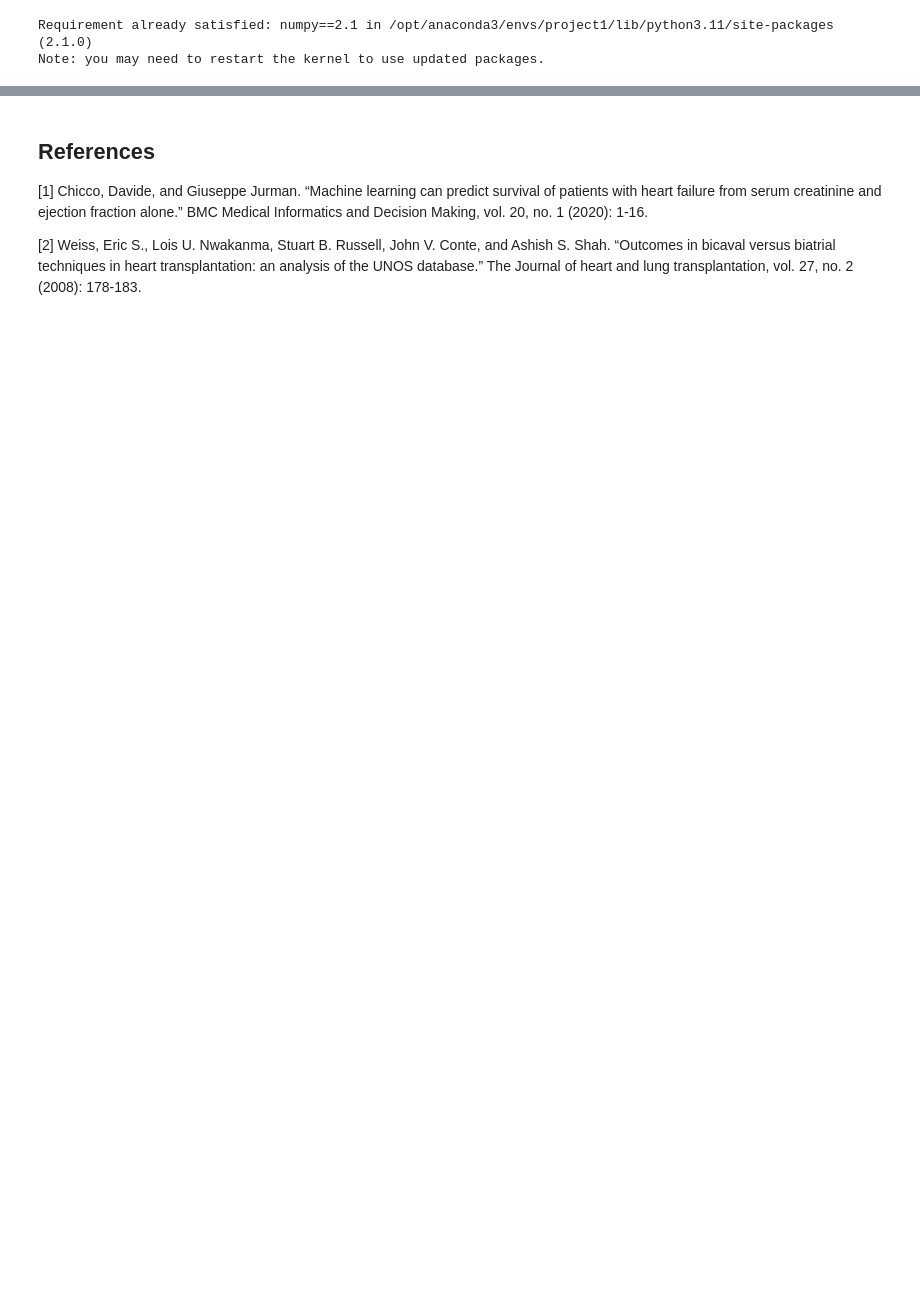
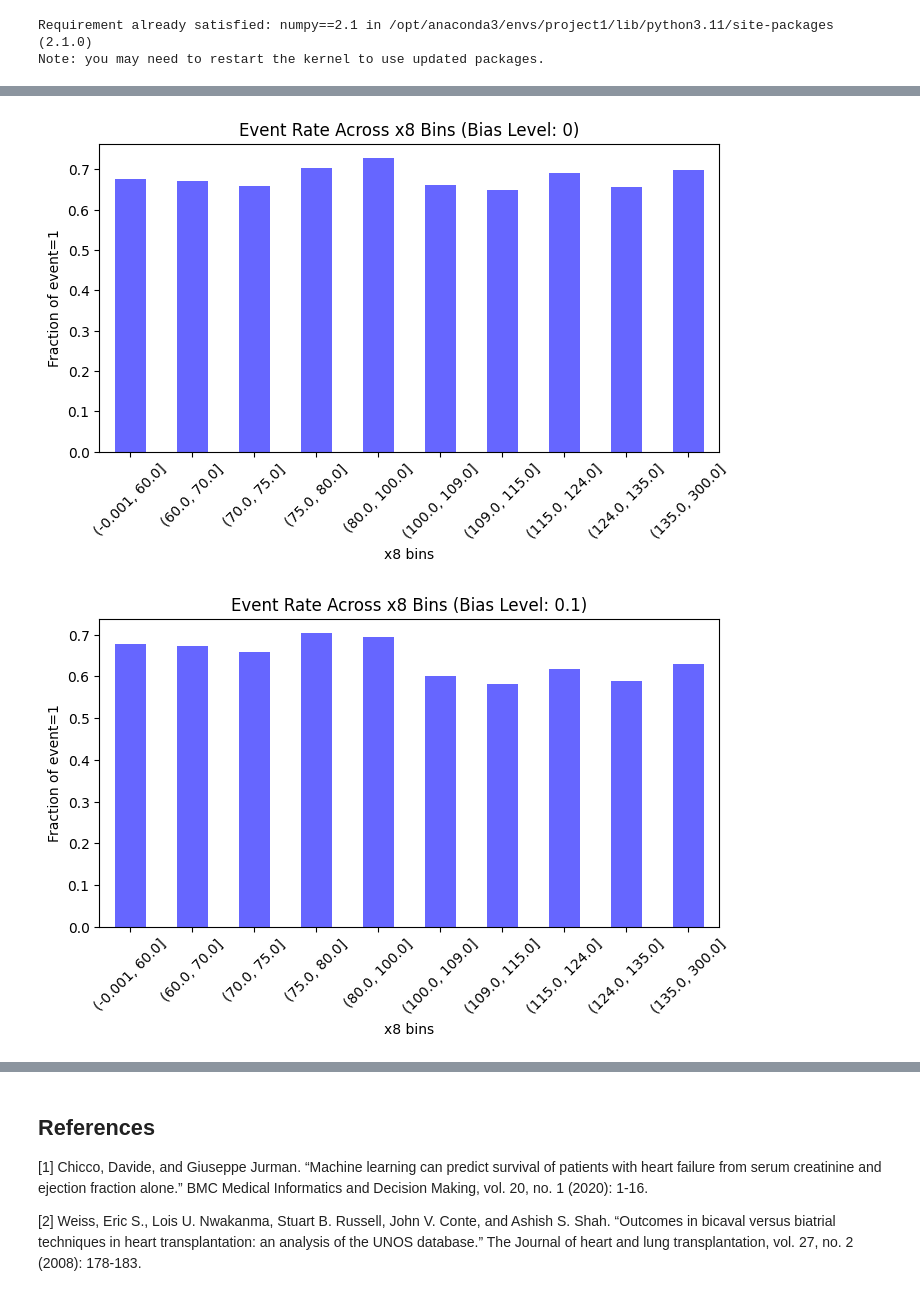
Before and after one commit to nataliaharguin/cph-200b-project1, a Jupyter notebook: Project1/CPH_200B_Project_1_Survival_Analysis_and_Prediction.ipynb, the cells around one changed output, grey strips where cells are left out. Saved outputs shown, nothing was run; the diff lists cells and outputs as text; code cells hidden in the pictures; blank space fills up the shorter version.

```diff
--- a/Project1/CPH_200B_Project_1_Survival_Analysis_and_Prediction.ipynb
+++ b/Project1/CPH_200B_Project_1_Survival_Analysis_and_Prediction.ipynb
@@ -826,0 +908,37 @@ Index(['rownames', 'age', 'sex', 'sample.yr', 'kappa', 'lambda', 'flc.grp',
+# %%
+def introduce_bias(data, bias_level, bias_column='x0', threshold="mean"):
+    data = data.copy()
+    if threshold == "mean":
+        threshold = np.mean(data[bias_column])
+    new_event = np.where((np.random.rand(len(data)) < bias_level) & (data[bias_column]>threshold) , 0, data['event'])
+
+    newly_censored = (new_event == 0) & (data['event'] == 1)
+
+    # Only modify duration for the newly censored samples
+    data.loc[newly_censored, 'duration'] = (
+        data.loc[newly_censored, 'duration'] * np.random.uniform(0.1, 1.0, size=newly_censored.sum())
+    ).round().astype(int)
+
+    data['event'] = new_event.astype(int)
+    return data
+# %%
+# For feature x8 it undoes the bias that already exists so it doesn't work
+for bias_level in [0, 0.1, 0.25, 0.5, 0.75, 1]:
+    biased_df = introduce_bias(processed_df["support"], bias_level, "x8")
+
+    # Plot event rate across x8 bins
+    df_plot = biased_df.copy()
+    df_plot["x8_bin"] = pd.qcut(df_plot["x8"], q=10)  # Bin x8 into deciles
+
+    censoring_rates = df_plot.groupby("x8_bin")["event"].mean()  # Mean of event=1 per bin
+
+    plt.figure(figsize=(8, 4))
+    censoring_rates.plot(kind="bar", color="b", alpha=0.6)
+    plt.title(f"Event Rate Across x8 Bins (Bias Level: {bias_level})")
+    plt.ylabel("Fraction of event=1")
+    plt.xlabel("x8 bins")
+    plt.xticks(rotation=45)
+    plt.show()
+# %% [output]
+[figure, added]
+[figure, added]
```
Also changed, not shown: parts of 24 cells of this notebook.
